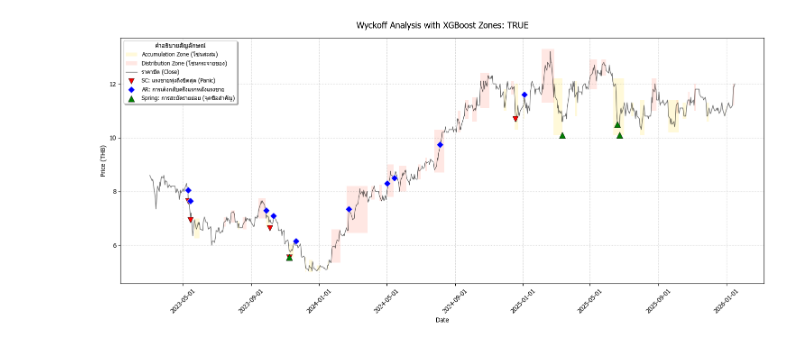
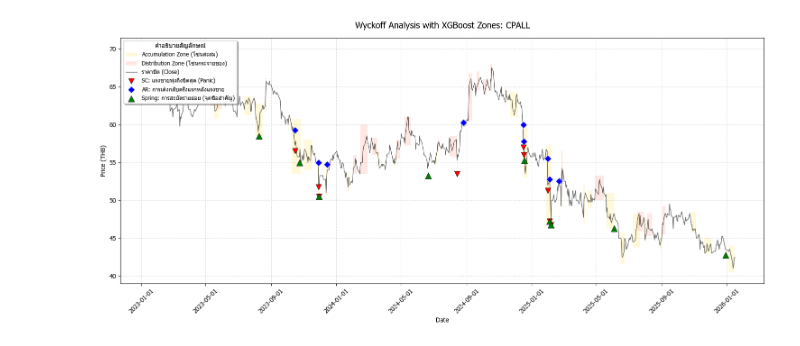
Before and after one commit to hilmanyusoh/stock_pattern, a Jupyter notebook: model/wyckoff_ml.ipynb, the cells around one changed output. Drawn from its saved outputs; the diff is of its cells as text; code cells hidden in the pictures.

```diff
--- a/model/wyckoff_ml.ipynb
+++ b/model/wyckoff_ml.ipynb
@@ -14,7 +14,7 @@ from datetime import timedelta
 # ========================================
 CASSANDRA_HOST = '127.0.0.1'
 CASSANDRA_PORT = 9042
-SYMBOL = 'TRUE'
+SYMBOL = 'CPALL'
 
 def get_data(symbol):
     cluster = Cluster([CASSANDRA_HOST], port=CASSANDRA_PORT)
@@ -151,31 +151,31 @@ def plot_wyckoff_zones(df):
                edgecolor='white', linewidth=0.5,
                label='AR: การเด้งกลับครั้งแรกหลังแรงขาย', zorder=10)
 
     ax.scatter(spring['time'], spring['low'], color='green', marker='^', s=100,
                edgecolor='black', linewidth=0.5,
                label='Spring: การสะบัดรายย่อย (จุดซื้อสำคัญ)', zorder=10)
 
     # --- 5. จัดการแกน X ให้เป็นวันที่ ---
     ax.xaxis.set_major_formatter(mdates.DateFormatter('%Y-%m-%d')) # รูปแบบ ปี-เดือน-วัน
     ax.xaxis.set_major_locator(mdates.AutoDateLocator())
     plt.xticks(rotation=45) # เอียงวันที่เพื่อให้ไม่อัดกันเกินไป
 
     # --- 6. ปรับแต่ง Title และ Legend ---
     ax.set_title(MAIN_TITLE, fontsize=14, pad=15)
     ax.set_ylabel("Price (THB)")
     ax.set_xlabel("Date")
 
     # รวม Legend และลบตัวซ้ำ
     handles, labels = ax.get_legend_handles_labels()
     by_label = dict(zip(labels, handles))
     ax.legend(by_label.values(), by_label.keys(),
               loc='upper left', fontsize=9, title="คำอธิบายสัญลักษณ์", frameon=True, shadow=True)
 
     ax.grid(True, linestyle=':', alpha=0.5, color='gray', zorder=2)
     plt.tight_layout()
     plt.show()
 
 # รัน Dashboard
 plot_wyckoff_zones(df_ml)
 # %% [output]
-[figure, old version]
+[figure, new version]
```
Also changed, not shown: parts of 1 cell of this notebook, 2 other files.
